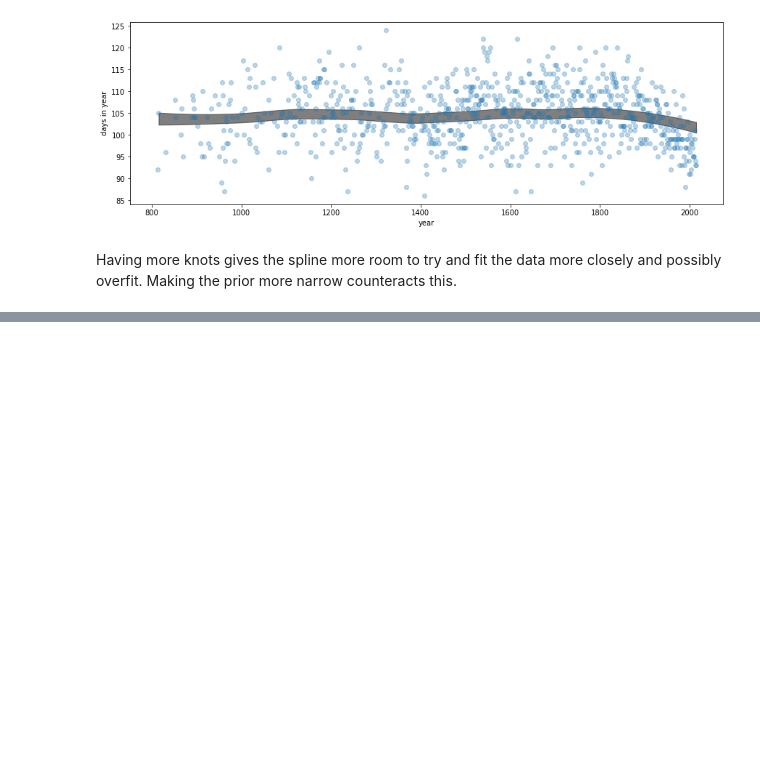
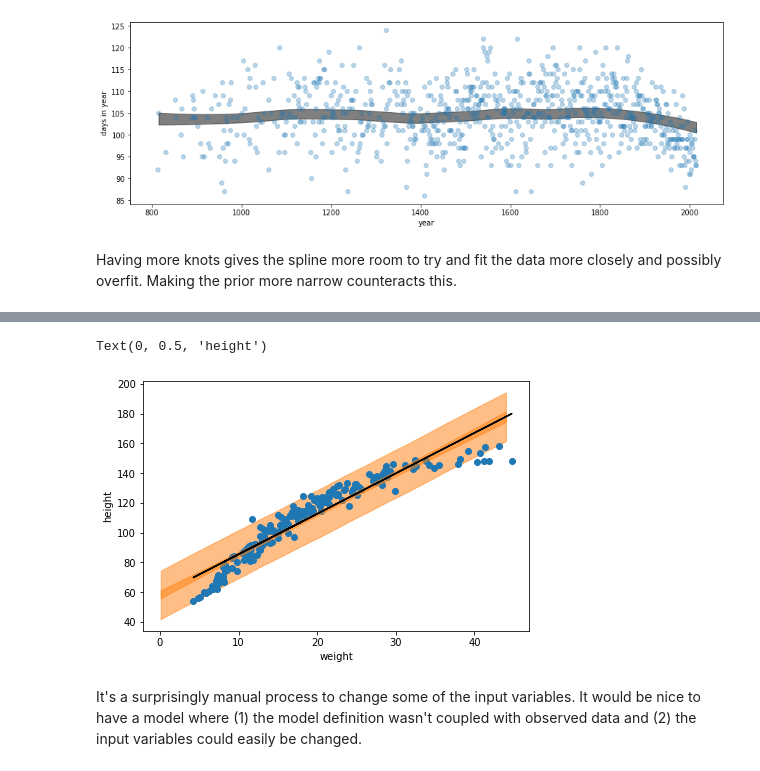
Before and after one commit to oadams/oadams.github.io, a Jupyter notebook: statistical_rethinking_solutions/ch4.ipynb, the cells around one changed output, grey strips where cells are left out. Drawn from its saved outputs; the diff is of its cells as text; code cells hidden in the pictures; blank space fills up the shorter version.

```diff
--- a/statistical_rethinking_solutions/ch4.ipynb
+++ b/statistical_rethinking_solutions/ch4.ipynb
@@ -339,0 +419,11 @@ Having more knots gives the spline more room to try and fit the data more closel
+# %%
+weight_seq = np.arange(0, d3.weight.max())
+# %%
+mu_pred = np.array([trace['alpha'] + trace['beta']*(weight - d3.weight.mean()) for weight in weight_seq]).T
+# %%
+height_preds = []
+for i in range(len(trace['alpha'])):
+    mu_pred2 = trace['alpha'][i] + trace['beta'][i]*(weight_seq - d3.weight.mean())
+    sigma_pred = trace['sigma'][i]
+    height_preds.append(np.random.normal(mu_pred2, sigma_pred))
+height_preds = np.array(height_preds)
@@ -339,0 +434,17 @@ Having more knots gives the spline more room to try and fit the data more closel
+# %%
+# The distribution over the heights.
+az.plot_hdi(weight_seq, height_preds)
+# The MAP estimate of the relationship
+plt.plot(d3.weight, trace['alpha'].mean() + trace['beta'].mean()*(d3.weight-d3.weight.mean()), color='black')
+# The observations
+plt.scatter(d3.weight, d3.height)
+# The distribution of the mean of mu.
+az.plot_hdi(weight_seq, mu_pred)
+
+plt.xlabel('weight')
+plt.ylabel('height')
+# %% [output]
+Text(0, 0.5, 'height')
+[figure, added]
+# %% [markdown]
+It's a surprisingly manual process to change some of the input variables. It would be nice to have a model where (1) the model definition wasn't coupled with observed data and (2) the input variables could easily be changed.
```
Also changed, not shown: parts of 31 cells of this notebook, 2 other files.
